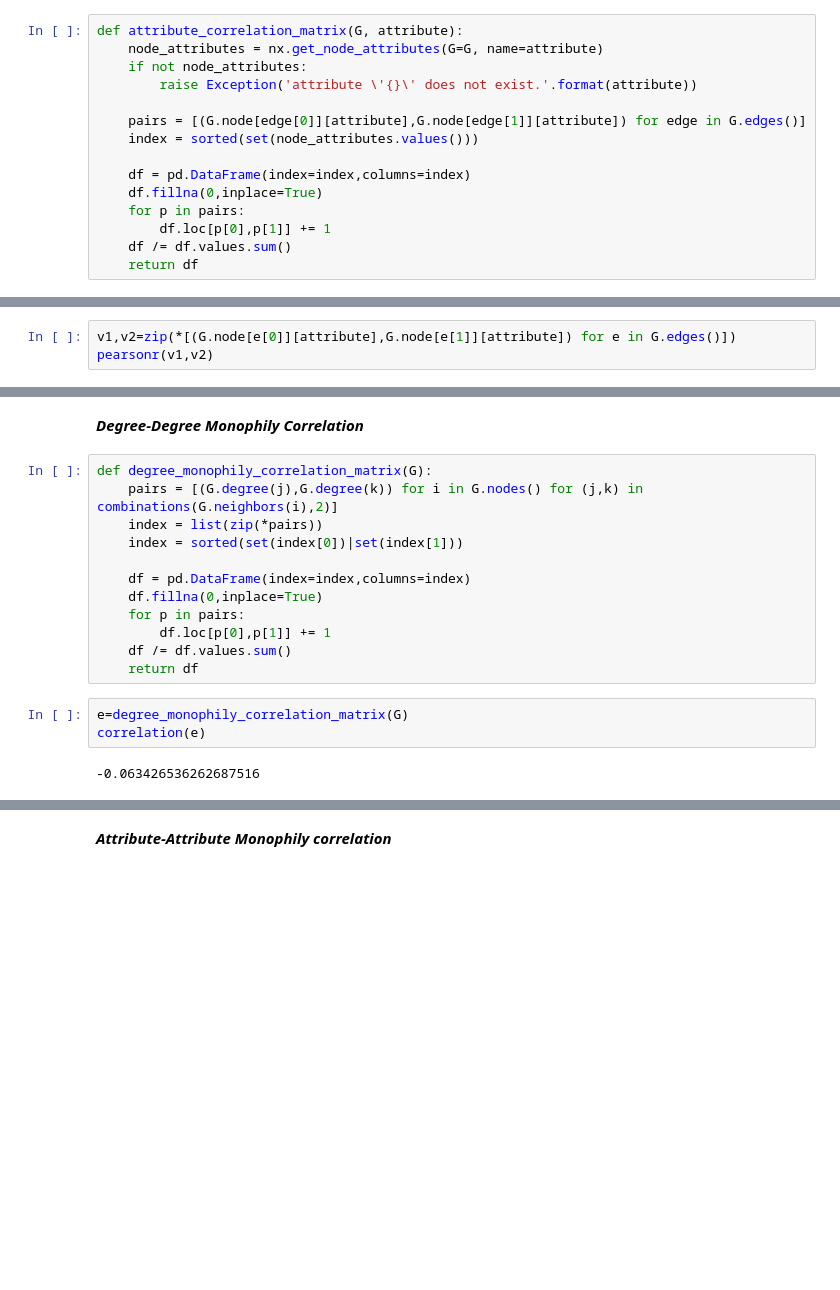
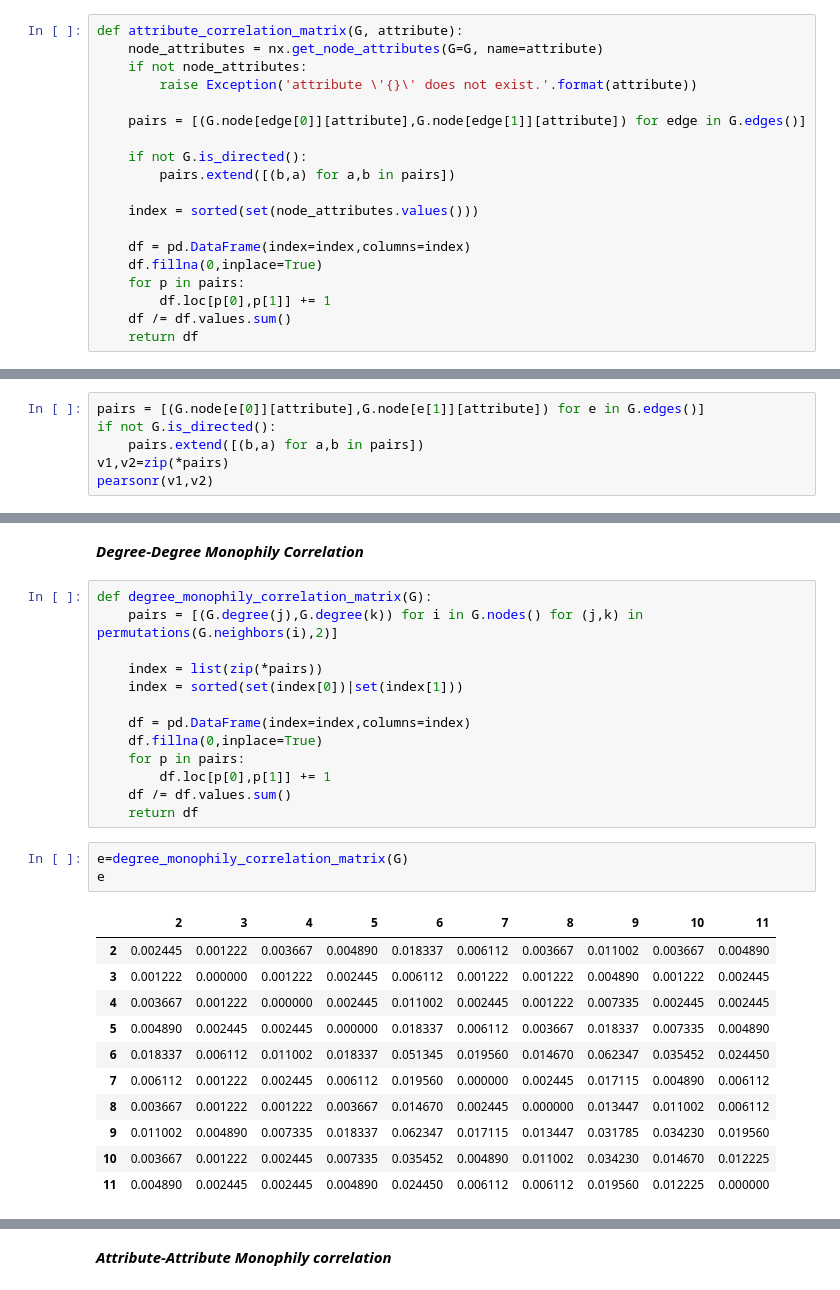
Before and after one commit to lisette-espin/JupyterNotebook, a Jupyter notebook: correlations_network_degree_and_attributes.ipynb, the cells around one changed output, grey strips where cells are left out. Drawn from its saved outputs; the diff is of its cells as text; blank space fills up the shorter version.

```diff
--- a/correlations_network_degree_and_attributes.ipynb
+++ b/correlations_network_degree_and_attributes.ipynb
@@ -89,6 +134,10 @@ def attribute_correlation_matrix(G, attribute):
         raise Exception('attribute \'{}\' does not exist.'.format(attribute))
 
     pairs = [(G.node[edge[0]][attribute],G.node[edge[1]][attribute]) for edge in G.edges()]
+
+    if not G.is_directed():
+        pairs.extend([(b,a) for a,b in pairs])
+
     index = sorted(set(node_attributes.values()))
 
     df = pd.DataFrame(index=index,columns=index)
@@ -105,4 +154,7 @@ correlation(e)
 # %%
-v1,v2=zip(*[(G.node[e[0]][attribute],G.node[e[1]][attribute]) for e in G.edges()])
+pairs = [(G.node[e[0]][attribute],G.node[e[1]][attribute]) for e in G.edges()]
+if not G.is_directed():
+    pairs.extend([(b,a) for a,b in pairs])
+v1,v2=zip(*pairs)
 pearsonr(v1,v2)
 # %% [output]
@@ -141,7 +211,8 @@ pearsonr(v1,v2)
 ***Degree-Degree Monophily Correlation***
 # %%
 def degree_monophily_correlation_matrix(G):
-    pairs = [(G.degree(j),G.degree(k)) for i in G.nodes() for (j,k) in combinations(G.neighbors(i),2)]
+    pairs = [(G.degree(j),G.degree(k)) for i in G.nodes() for (j,k) in permutations(G.neighbors(i),2)]
+
     index = list(zip(*pairs))
     index = sorted(set(index[0])|set(index[1]))
 
@@ -153,6 +224,16 @@ def degree_monophily_correlation_matrix(G):
     return df
 # %%
 e=degree_monophily_correlation_matrix(G)
-correlation(e)
+e
 # %% [output]
--0.063426536262687516
+|  | 2 | 3 | 4 | 5 | 6 | 7 | 8 | 9 | 10 | 11 |
+| 2 | 0.002445 | 0.001222 | 0.003667 | 0.004890 | 0.018337 | 0.006112 | 0.003667 | 0.011002 | 0.003667 | 0.004890 |
+| 3 | 0.001222 | 0.000000 | 0.001222 | 0.002445 | 0.006112 | 0.001222 | 0.001222 | 0.004890 | 0.001222 | 0.002445 |
+| 4 | 0.003667 | 0.001222 | 0.000000 | 0.002445 | 0.011002 | 0.002445 | 0.001222 | 0.007335 | 0.002445 | 0.002445 |
+| 5 | 0.004890 | 0.002445 | 0.002445 | 0.000000 | 0.018337 | 0.006112 | 0.003667 | 0.018337 | 0.007335 | 0.004890 |
+| 6 | 0.018337 | 0.006112 | 0.011002 | 0.018337 | 0.051345 | 0.019560 | 0.014670 | 0.062347 | 0.035452 | 0.024450 |
+| 7 | 0.006112 | 0.001222 | 0.002445 | 0.006112 | 0.019560 | 0.000000 | 0.002445 | 0.017115 | 0.004890 | 0.006112 |
+| 8 | 0.003667 | 0.001222 | 0.001222 | 0.003667 | 0.014670 | 0.002445 | 0.000000 | 0.013447 | 0.011002 | 0.006112 |
+| 9 | 0.011002 | 0.004890 | 0.007335 | 0.018337 | 0.062347 | 0.017115 | 0.013447 | 0.031785 | 0.034230 | 0.019560 |
+| 10 | 0.003667 | 0.001222 | 0.002445 | 0.007335 | 0.035452 | 0.004890 | 0.011002 | 0.034230 | 0.014670 | 0.012225 |
+| 11 | 0.004890 | 0.002445 | 0.002445 | 0.004890 | 0.024450 | 0.006112 | 0.006112 | 0.019560 | 0.012225 | 0.000000 |
```
Also changed, not shown: parts of 22 cells of this notebook.
